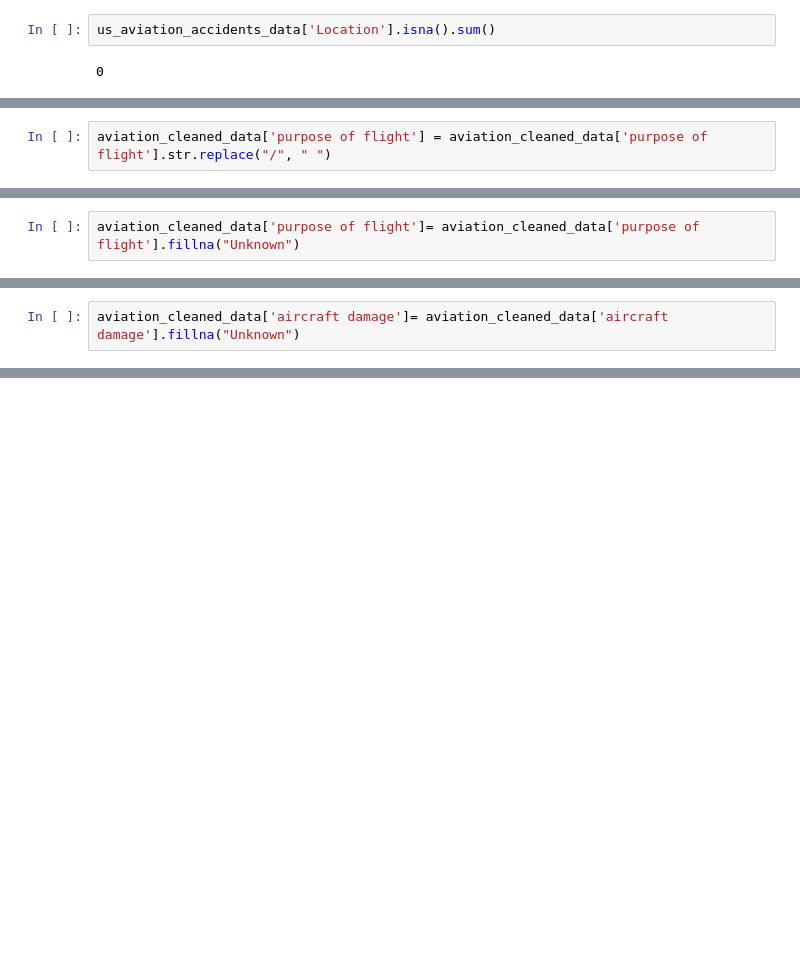
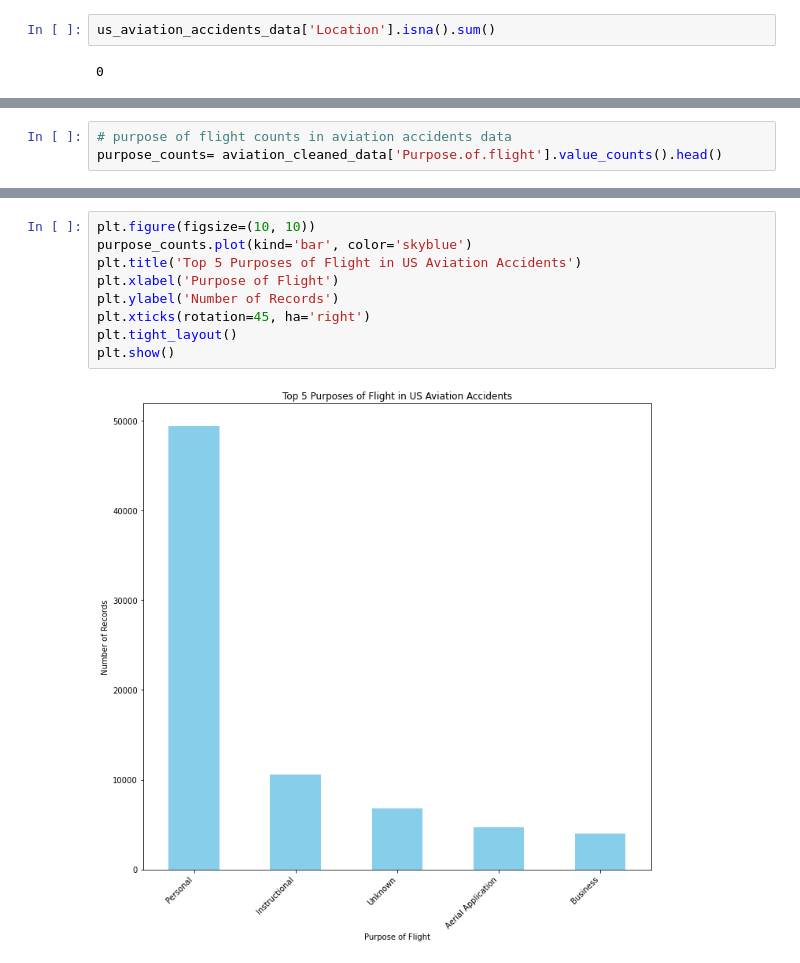
Before and after one commit to sharleneateyo/phase_1_project, a Jupyter notebook: notebook.ipynb, the cells around one changed output, grey strips where cells are left out. Saved outputs shown, nothing was run; the diff lists cells and outputs as text; blank space fills up the shorter version.

```diff
--- a/notebook.ipynb
+++ b/notebook.ipynb
@@ -662,2 +407,0 @@ Name: purpose of flight, dtype: int64
-# %%
-aviation_cleaned_data['purpose of flight'] = aviation_cleaned_data['purpose of flight'].str.replace("/", " ")
@@ -684,2 +407,0 @@ Name: purpose of flight, dtype: int64
-# %%
-aviation_cleaned_data['purpose of flight']= aviation_cleaned_data['purpose of flight'].fillna("Unknown")
@@ -737,2 +407,0 @@ memory usage: 15.9+ MB
-# %%
-aviation_cleaned_data['aircraft damage']= aviation_cleaned_data['aircraft damage'].fillna("Unknown")
@@ -772,0 +493,3 @@ Name: country, Length: 219, dtype: int64
+# %%
+# purpose of flight counts in aviation accidents data
+purpose_counts= aviation_cleaned_data['Purpose.of.flight'].value_counts().head()
@@ -772,0 +505,11 @@ Name: country, Length: 219, dtype: int64
+# %%
+plt.figure(figsize=(10, 10))
+purpose_counts.plot(kind='bar', color='skyblue')
+plt.title('Top 5 Purposes of Flight in US Aviation Accidents')
+plt.xlabel('Purpose of Flight')
+plt.ylabel('Number of Records')
+plt.xticks(rotation=45, ha='right')
+plt.tight_layout()
+plt.show()
+# %% [output]
+[figure, added]
```
Also changed, not shown: parts of 119 cells of this notebook, 1 other file.
